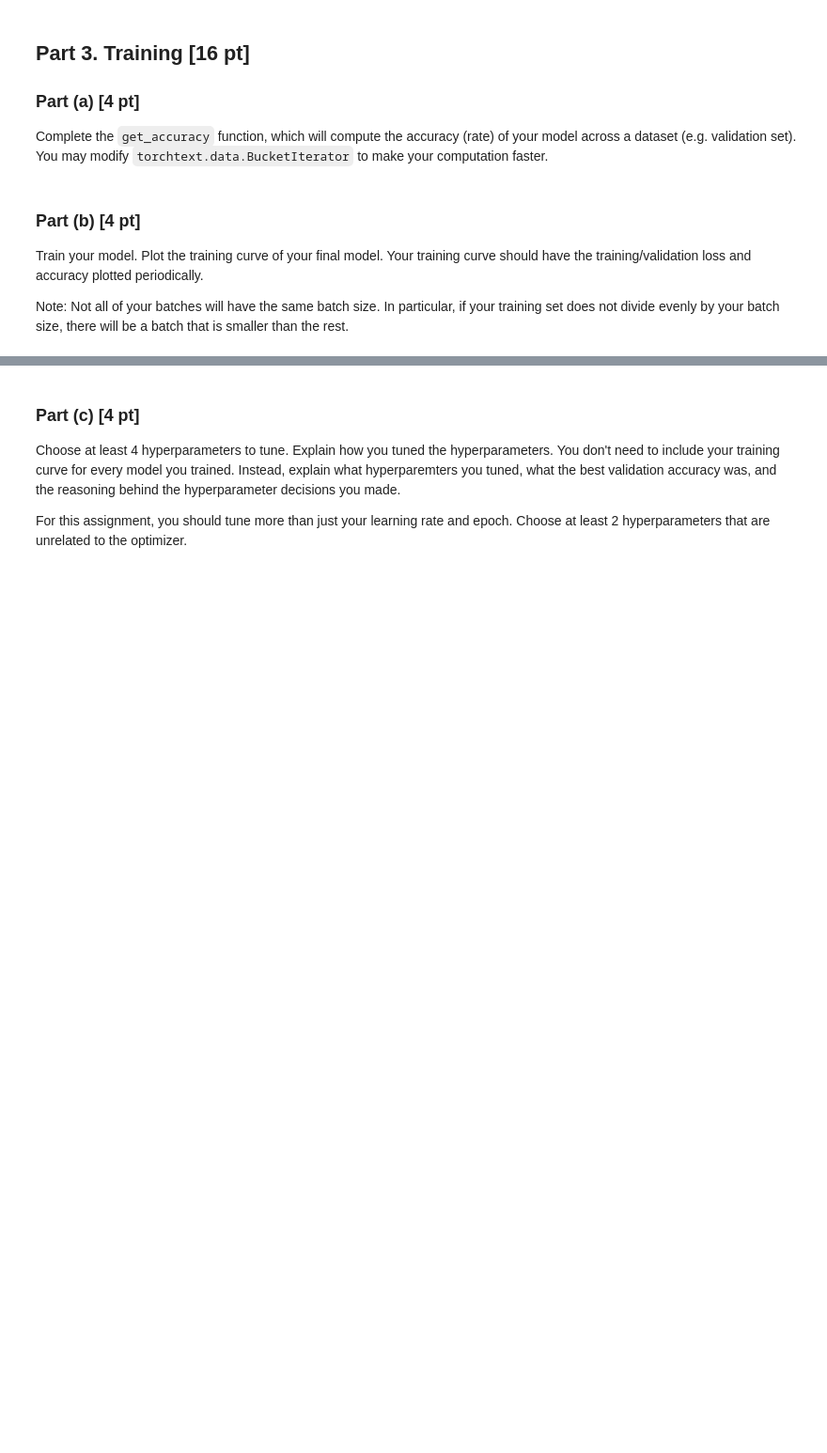
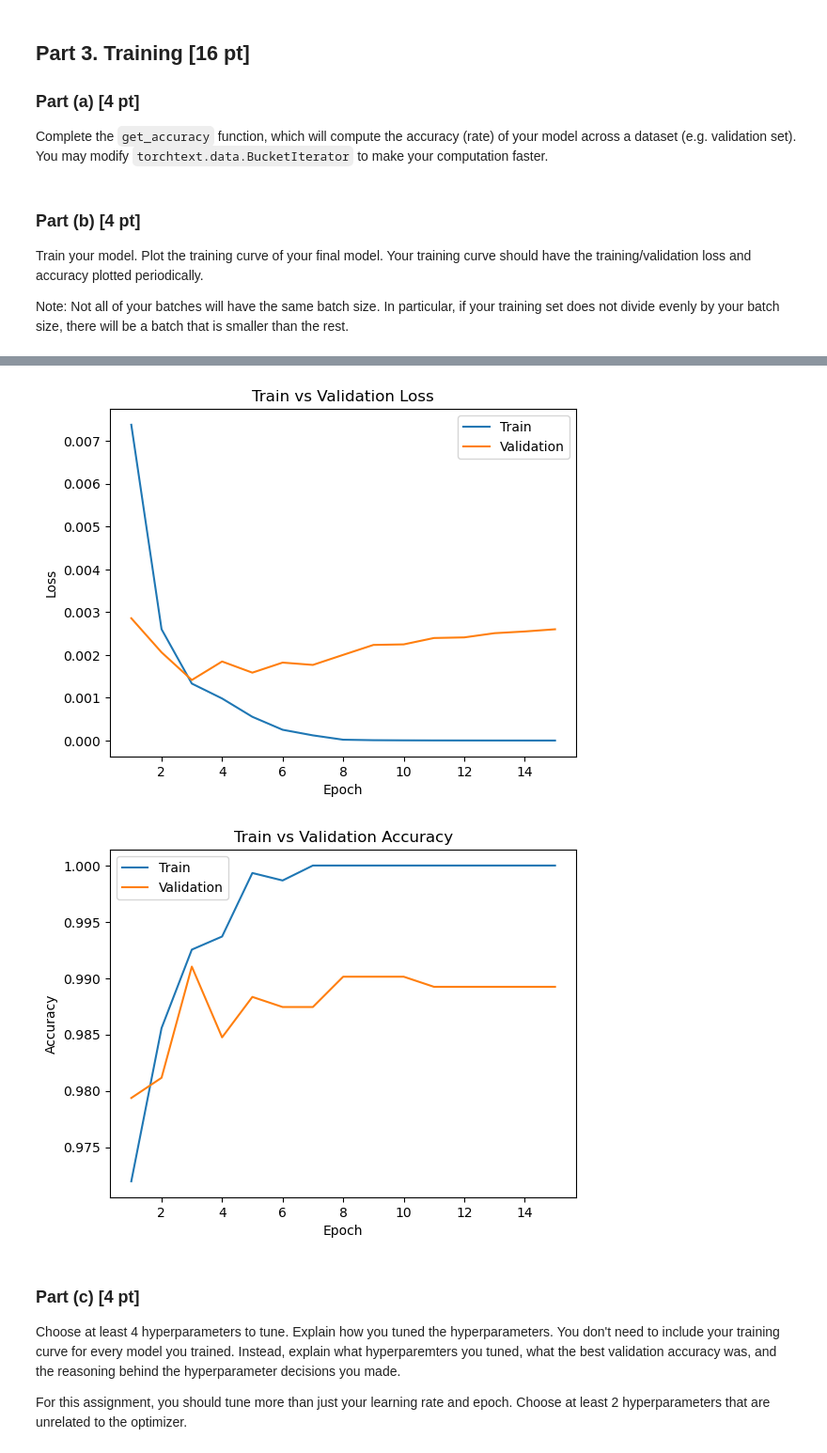
Before and after one commit to EthanRajah/ML-Learning, a Jupyter notebook: APS360 Labs/Lab5/Lab_5_Spam_Detection_Winter_2022.ipynb, the cells around one changed output, grey strips where cells are left out. Shown: that part at 94% size. Cells and saved outputs as stored; diff of their text form; code cells hidden in the pictures; blank space fills up the shorter version.

```diff
--- a/APS360 Labs/Lab5/Lab_5_Spam_Detection_Winter_2022.ipynb
+++ b/APS360 Labs/Lab5/Lab_5_Spam_Detection_Winter_2022.ipynb
@@ -352,13 +352,13 @@ tensor([[[0., 1., 0., 0., 0., 0., 0., 0., 0., 0.],
          [0., 0., 0., 0., 1., 0., 0., 0., 0., 0.]]])
 # %%
 class spamGRU(nn.Module):
-    def __init__(self, vocab_size, hidden_size, n_layers=1):
+    def __init__(self, vocab_size, hidden_size):
         super(spamGRU, self).__init__()
         self.name = "RNN"
         # Generate one hot encodings of input
         self.ident = torch.eye(vocab_size)
         # Define RNN
-        self.rnn = nn.GRU(vocab_size, hidden_size, n_layers, batch_first=True)
+        self.rnn = nn.GRU(vocab_size, hidden_size, batch_first=True)
         # Fully connected layer to output distribution of spam vs not spam
         self.decoder = nn.Linear(hidden_size, 2)
 
@@ -369,7 +369,8 @@ class spamGRU(nn.Module):
         # Get next output and hidden state
         output, hidden = self.rnn(inp, hidden)
         # Get prediction distribution over next tokens
-        output = torch.cat([torch.max(output, dim=1)[0], torch.mean(output, dim=1)], dim=1)
+        #output = torch.cat([torch.max(output, dim=1)[0], torch.mean(output, dim=1)], dim=1)
+        output = torch.max(output, dim=1)[0]
         output = self.decoder(output)
         return output, hidden
 # %% [markdown]
@@ -382,7 +383,7 @@ accuracy (rate) of your model across a dataset (e.g. validation set).
 You may modify `torchtext.data.BucketIterator` to make your computation
 faster.
 # %%
-def get_accuracy(model, data):
+def get_accuracy(model, data_loader):
     """ Compute the accuracy of the `model` across a dataset `data`
 
     Example usage:
@@ -390,6 +391,17 @@ def get_accuracy(model, data):
     >>> model = MyRNN() # to be defined
     >>> get_accuracy(model, valid) # the variable `valid` is from above
     """
+    accuracy = 0
+    total_data = 0
+    for batch in data_loader:
+        inp = batch.sms[0] # Text indices data
+        label_out = batch.label # expected label output
+        outputs, _ = model(inp)
+        outputs = torch.max(outputs, dim=1)[1] # Get highest probability output for each element in batch output
+        accuracy += outputs.eq(label_out.view_as(outputs)).sum().item()
+        total_data += label_out.shape[0]
+    accuracy = accuracy / total_data
+    return accuracy
 # %% [markdown]
 ### Part (b) [4 pt]
 
@@ -403,0 +489,5 @@ the rest.
+# %%
+vocab_size = len(text_field.vocab)
+RNN = spamGRU(vocab_size, hidden_size=100)
+train_model(RNN, train, valid, 32, 15, 0.01)
+# %% [output]
@@ -404,3 +511,5 @@ the rest.
+[figure, added]
+[figure, added]
 # %% [markdown]
 ### Part (c) [4 pt]
 
```
Also changed, not shown: parts of 15 cells of this notebook.
